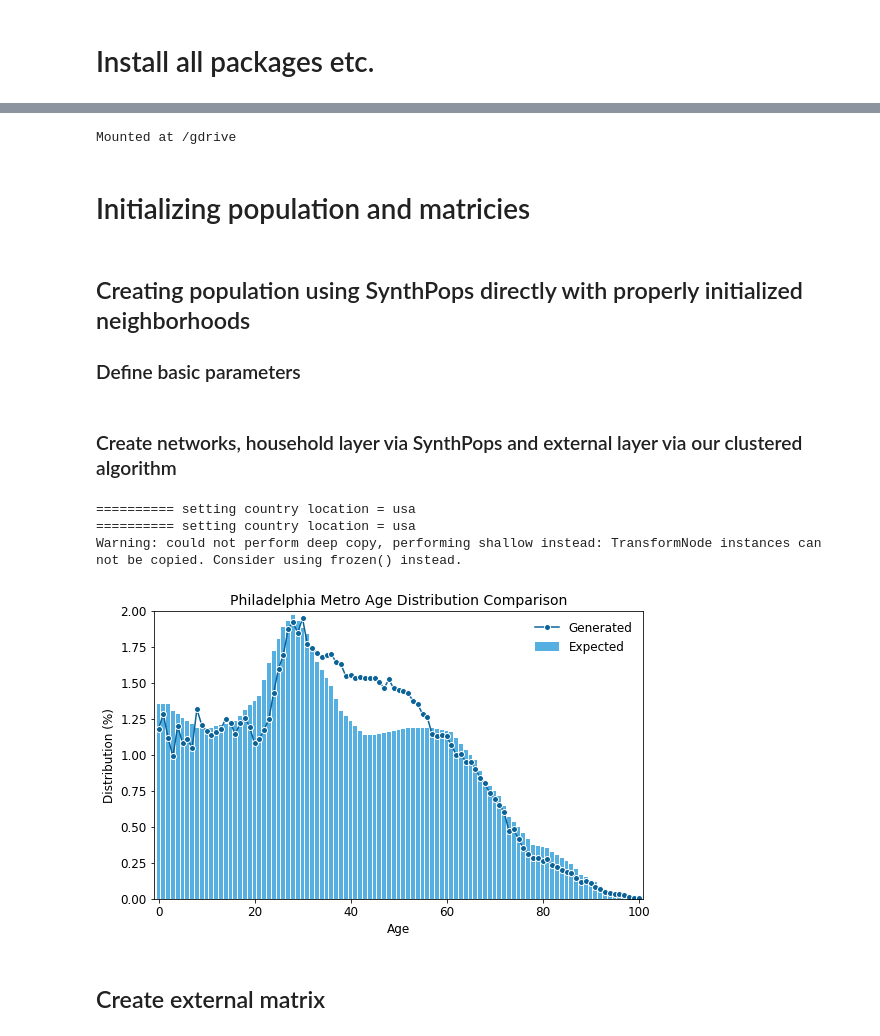
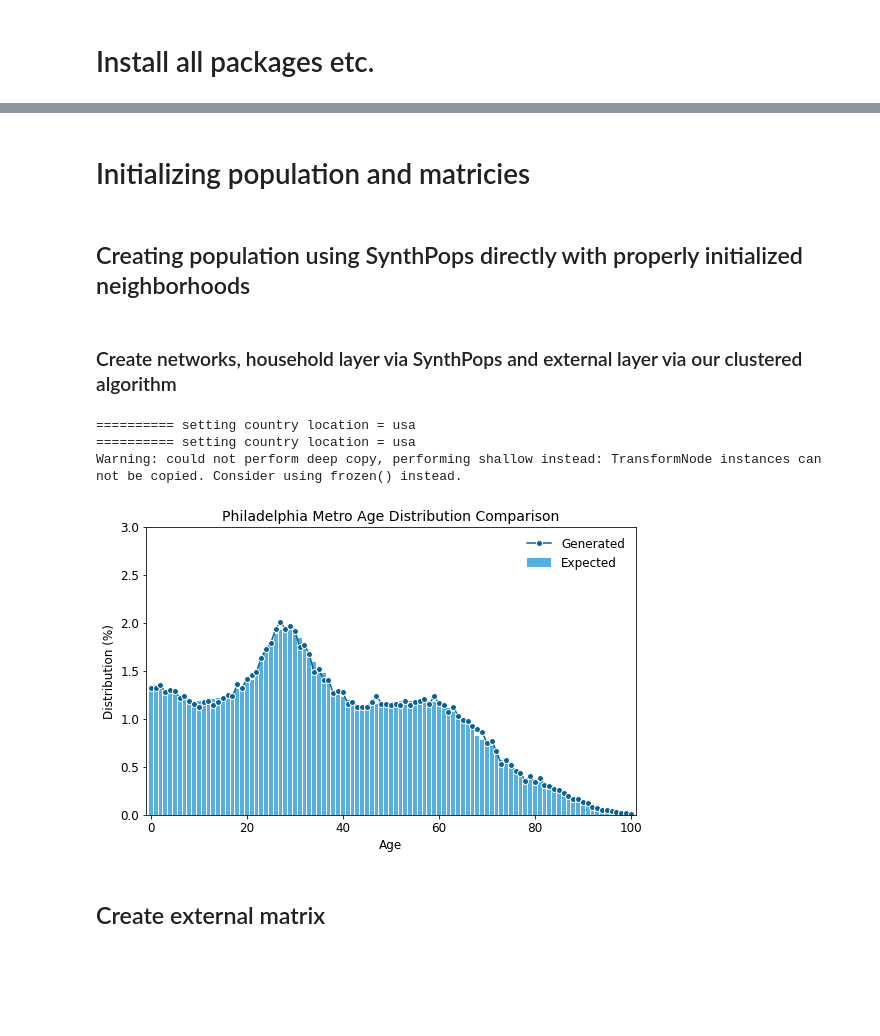
Before and after one commit to cmerenstein/Vaccine_Inequity_Philadelphia, a Jupyter notebook: Colab_covasim_vaccine_inequity.ipynb, the cells around one changed output, grey strips where cells are left out. Cells and saved outputs as stored; diff of their text form; code cells hidden in the pictures; blank space fills up the shorter version.

```diff
--- a/Colab_covasim_vaccine_inequity.ipynb
+++ b/Colab_covasim_vaccine_inequity.ipynb
@@ -56,16 +63,10 @@ cmd_string, password = "", ""
 !pip install cmocean
 # %%
 from synthpops import synthpops as sp
-# %%
-from google.colab import drive
-drive.mount('/gdrive')
-# %% [output]
-Mounted at /gdrive
 # %% [markdown]
 # Initializing population and matricies
 # %% [markdown]
 ## Creating population using SynthPops directly with properly initialized neighborhoods
-### Define basic parameters
 # %%
 # Define parameters needed for the external layer
 seed = 123
@@ -77,26 +78,26 @@ neighborhood_sizes = [int(total_pop/no_neighborhoods) for i in range(no_neighbor
 # %%
 # First create household layer using SynthPops, this way we can make it location specific
 pars = dict(
     n                 = total_pop,
     rand_seed         = 19002,
     location = 'philadelphia_metro',
     state_location = 'Pennsylvania',
     country_location  = 'usa',
     smooth_ages       = .5,
-    household_method  = 'infer_ages',
+    household_method  = 'fixed_ages',
 )
 
 pop = sp.Pop(**pars)
 pop_dict = sp.make_population(**pars)  # generate contact network
 
 pop.plot_ages()  # plot the age distribution
 
 plt.show()
 # %% [output]
 ========== setting country location = usa
 ========== setting country location = usa
 Warning: could not perform deep copy, performing shallow instead: TransformNode instances can not be copied. Consider using frozen() instead.
-[figure, old version]
+[figure, new version]
 # %% [markdown]
 ## Create external matrix
 # %% [markdown]
```
Also changed, not shown: parts of 24 cells of this notebook.
